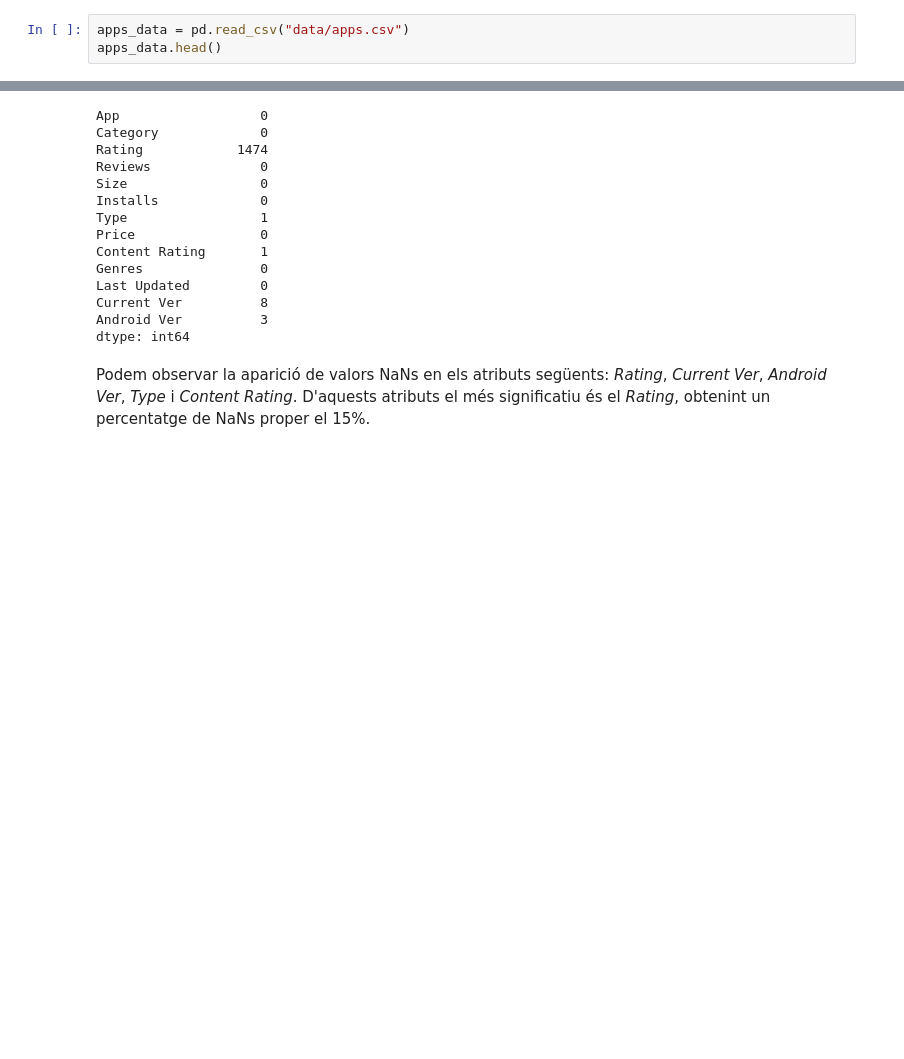
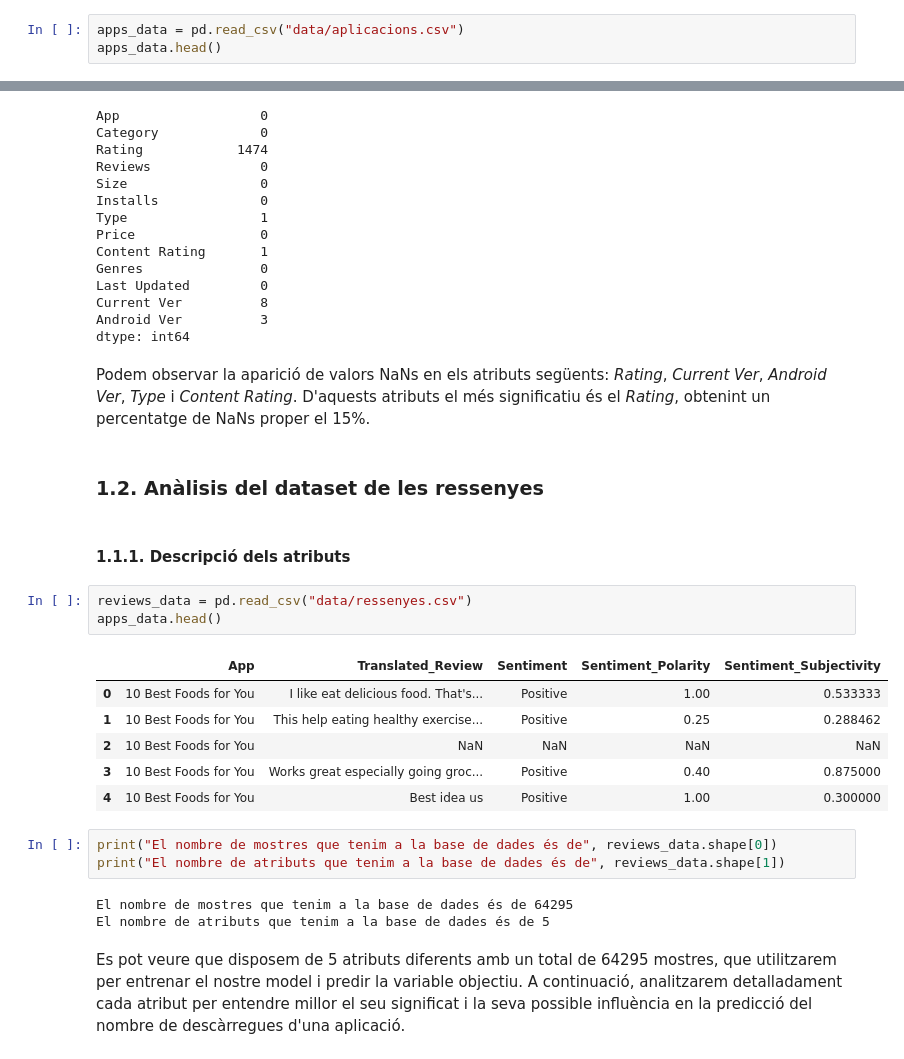
Before and after one commit to NIU1672001/Google-Play-Store-Apps, a Jupyter notebook: Google Play Store Apps.ipynb, the cells around one changed output, grey strips where cells are left out. Saved outputs shown, nothing was run; the diff lists cells and outputs as text; blank space fills up the shorter version.

```diff
--- a/Google Play Store Apps.ipynb
+++ b/Google Play Store Apps.ipynb
@@ -68,5 +68,5 @@ En aquest cas, ens ve donat **dos conjunts de dades**:
 # %%
-apps_data = pd.read_csv("data/apps.csv")
+apps_data = pd.read_csv("data/aplicacions.csv")
 apps_data.head()
 # %% [output]
 |  | App | Category | Rating | Reviews | Size | Installs | Type | Price | Content Rating | Genres | ... |
@@ -146,3 +146,25 @@ Android Ver          3
 dtype: int64
 # %% [markdown]
 Podem observar la aparició de valors NaNs en els atributs següents: *Rating*, *Current Ver*, *Android Ver*, *Type* i *Content Rating*. D'aquests atributs el més significatiu és el *Rating*, obtenint un percentatge de NaNs proper el 15%.
+# %% [markdown]
+### 1.2. Anàlisis del dataset de les ressenyes
+# %% [markdown]
+#### 1.1.1. Descripció dels atributs
+# %%
+reviews_data = pd.read_csv("data/ressenyes.csv")
+apps_data.head()
+# %% [output]
+|  | App | Translated_Review | Sentiment | Sentiment_Polarity | Sentiment_Subjectivity |
+| 0 | 10 Best Foods for You | I like eat delicious food. That's... | Positive | 1.00 | 0.533333 |
+| 1 | 10 Best Foods for You | This help eating healthy exercise... | Positive | 0.25 | 0.288462 |
+| 2 | 10 Best Foods for You | NaN | NaN | NaN | NaN |
+| 3 | 10 Best Foods for You | Works great especially going groc... | Positive | 0.40 | 0.875000 |
+| 4 | 10 Best Foods for You | Best idea us | Positive | 1.00 | 0.300000 |
+# %%
+print("El nombre de mostres que tenim a la base de dades és de", reviews_data.shape[0])
+print("El nombre de atributs que tenim a la base de dades és de", reviews_data.shape[1])
+# %% [output]
+El nombre de mostres que tenim a la base de dades és de 64295
+El nombre de atributs que tenim a la base de dades és de 5
+# %% [markdown]
+Es pot veure que disposem de 5 atributs diferents amb un total de 64295 mostres, que utilitzarem per entrenar el nostre model i predir la variable objectiu. A continuació, analitzarem detalladament cada atribut per entendre millor el seu significat i la seva possible influència en la predicció del nombre de descàrregues d'una aplicació.
```
Also changed, not shown: parts of 27 cells of this notebook, 2 other files.
